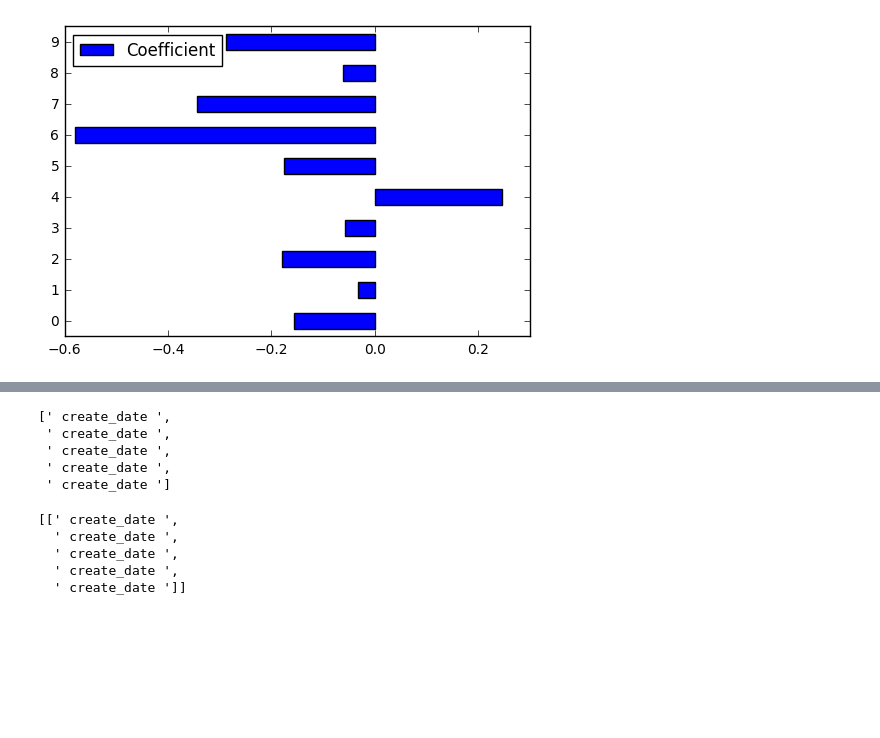
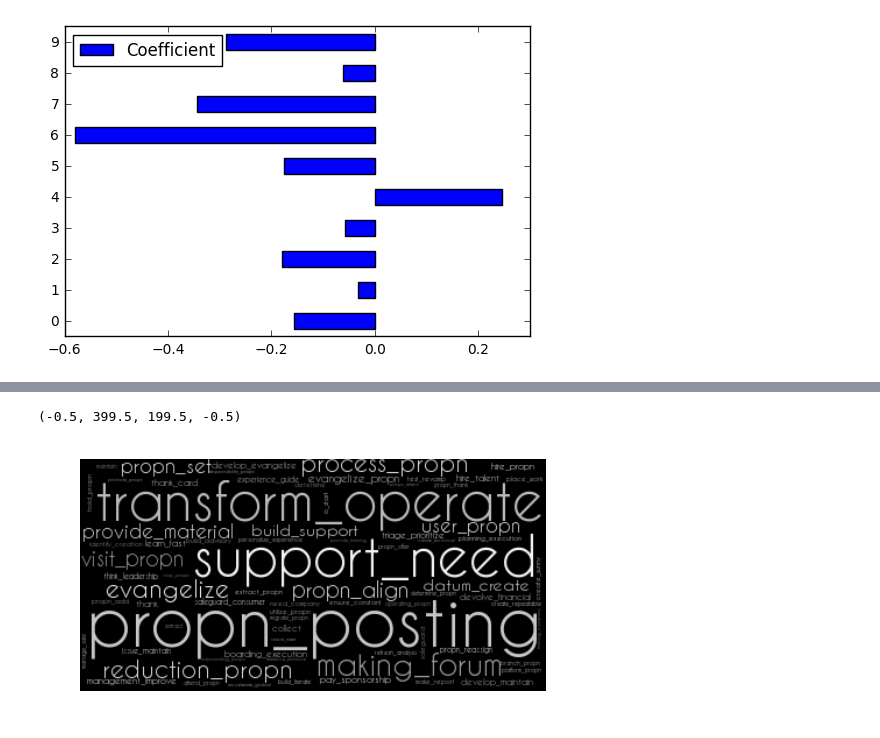
Before and after one commit to marleneguraieb/Insight_project, a Jupyter notebook: CrossLead_pred_model.ipynb, the cells around one changed output, grey strips where cells are left out. Saved outputs shown, nothing was run; the diff lists cells and outputs as text; code cells hidden in the pictures; blank space fills up the shorter version.

Commit message:
word cloud

```diff
--- a/CrossLead_pred_model.ipynb
+++ b/CrossLead_pred_model.ipynb
@@ -490,7 +483,7 @@ Top N features in each class:
 4: build iterate-general-enable propn-strategy propn-corporate propn-cx-reassign-propn change-propn notification-engagement standard-determine propn-propn win-utilize propn-employee satisfaction-testi ...
 None
 # %%
-top_feat = top_feat_dict(vectorizer,clf_bow,10)
+top_feat = top_feat_dict(vectorizer,clf_bow,100)
 # %%
 top_feat['Class_2']
 # %% [output]
@@ -506,7 +499,7 @@ top_feat['Class_2']
 | 8 | -5.475876e-01 | invest |
 | 9 | -1.211191e-01 | propn execution |
 # %%
-top_verb = top_verb_dict(vectorizer,clf_bow,15)
+top_verb = top_verb_dict(vectorizer,clf_bow,100)
 # %%
 top_verb['Class_1']
 # %% [output]
@@ -1009,5 +968,0 @@ top_feat['Class_1']
-# %%
-class_1 = []
-for feature, coefficient in zip(top_feat['Class_1'].Feature,top_feat['Class_1'].Coefficient):
-    lists = [feature.replace(" ", "_")]*(100+int(round(coefficient*100)))
-    class_1 = class_1+lists
@@ -1034,8 +968,0 @@ class_1
-# %%
-[' '+ top_feat['Class_1'].Feature[5].replace(" ", "_")+' ']*5
-# %% [output]
-[' create_date ',
- ' create_date ',
- ' create_date ',
- ' create_date ',
- ' create_date ']
@@ -1046,8 +969,41 @@ hola.append([' '+ top_feat['Class_1'].Feature[5].replace(" ", "_")+' ']*5)
-# %%
-hola
-# %% [output]
-[[' create_date ',
-  ' create_date ',
-  ' create_date ',
-  ' create_date ',
-  ' create_date ']]
+# %%
+"""
+===============
+Generate word clouds of most common words and verbs per class:
+"""
+#class_1 = []
+#for feature, coefficient in zip(top_feat['Class_1'].Feature,top_feat['Class_1'].Coefficient):
+#    lists = [feature.replace(" ", "_")]*(100+int(round(coefficient*100)))
+#    class_1 = class_1+lists
+
+class_1 = []
+for feature, coefficient in zip(top_verb['Class_4'].Verb,top_feat['Class_1'].Coefficient):
+    lists = [feature.replace(" ", "_")]*(100+int(round(coefficient*100)))
+    class_1 = class_1+lists
+
+
+
+def grey_color_func(word, font_size, position, orientation, random_state=None, **kwargs):
+    return "hsl(0, 0%%, %d%%)" % random.randint(60, 100)
+
+text = ' '.join(class_1)
+
+# Generate a word cloud image
+#wordcloud = WordCloud().generate(text)
+wordcloud = WordCloud(font_path='CaviarDreams.ttf').generate(text)
+# Display the generated image:
+# the matplotlib way:
+import matplotlib.pyplot as plt
+#plt.imshow(wordcloud)
+plt.imshow(wordcloud.recolor(color_func=grey_color_func, random_state=3))
+plt.axis("off")
+
+# lower max_font_size
+#wordcloud = WordCloud(max_font_size=40).generate(text)
+#plt.figure()
+#plt.imshow(wordcloud)
+#plt.axis("off")
+#plt.show()
+# %% [output]
+(-0.5, 399.5, 199.5, -0.5)
+[figure, added]
```
Also changed, not shown: parts of 23 cells of this notebook.
